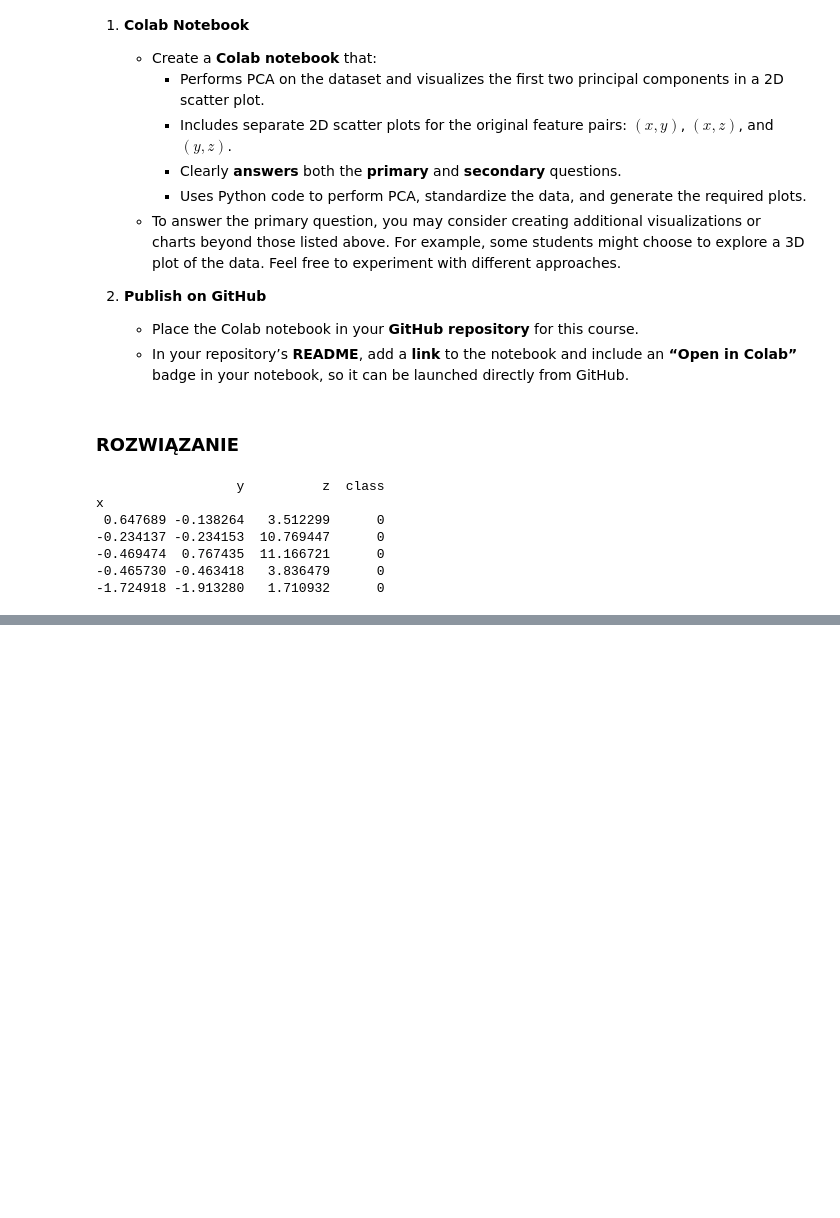
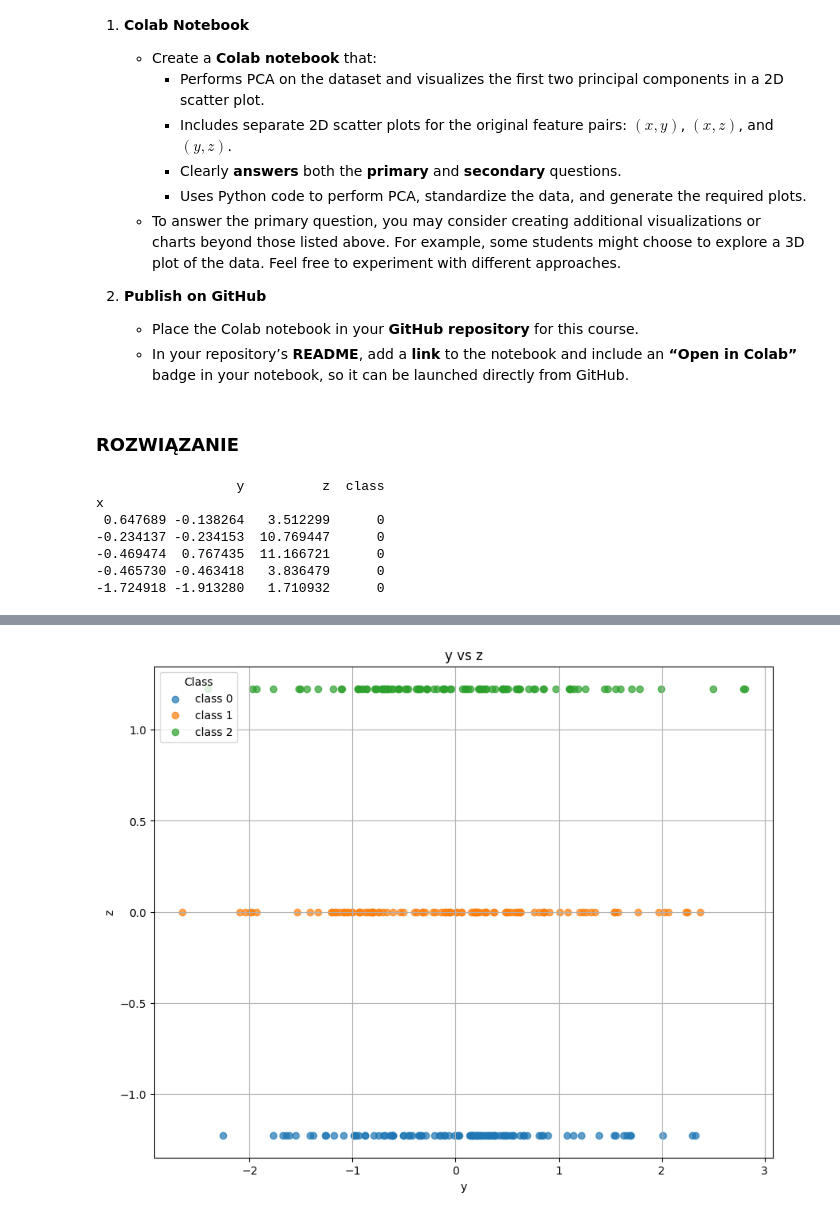
Before and after one commit to krzysztof-kar/ML2025, a Jupyter notebook: Lab01_PCA_prdom.ipynb, the cells around one changed output, grey strips where cells are left out. Cells and saved outputs as stored; diff of their text form; code cells hidden in the pictures; blank space fills up the shorter version.

```diff
--- a/Lab01_PCA_prdom.ipynb
+++ b/Lab01_PCA_prdom.ipynb
@@ -63,0 +137,13 @@ x
+# %%
+plt.figure(figsize=(10, 8))
+for i, target_name in enumerate(target_names):
+    plt.scatter(Xm[y == i, 1], Xm[y == i, 2], label=target_name, alpha=0.7)
+
+plt.xlabel("y")
+plt.ylabel("z")
+plt.title("y vs z")
+plt.legend(title="Class")
+plt.grid(True)
+plt.show()
+# %% [output]
+[figure, added]
```
Also changed, not shown: parts of 6 cells of this notebook.
